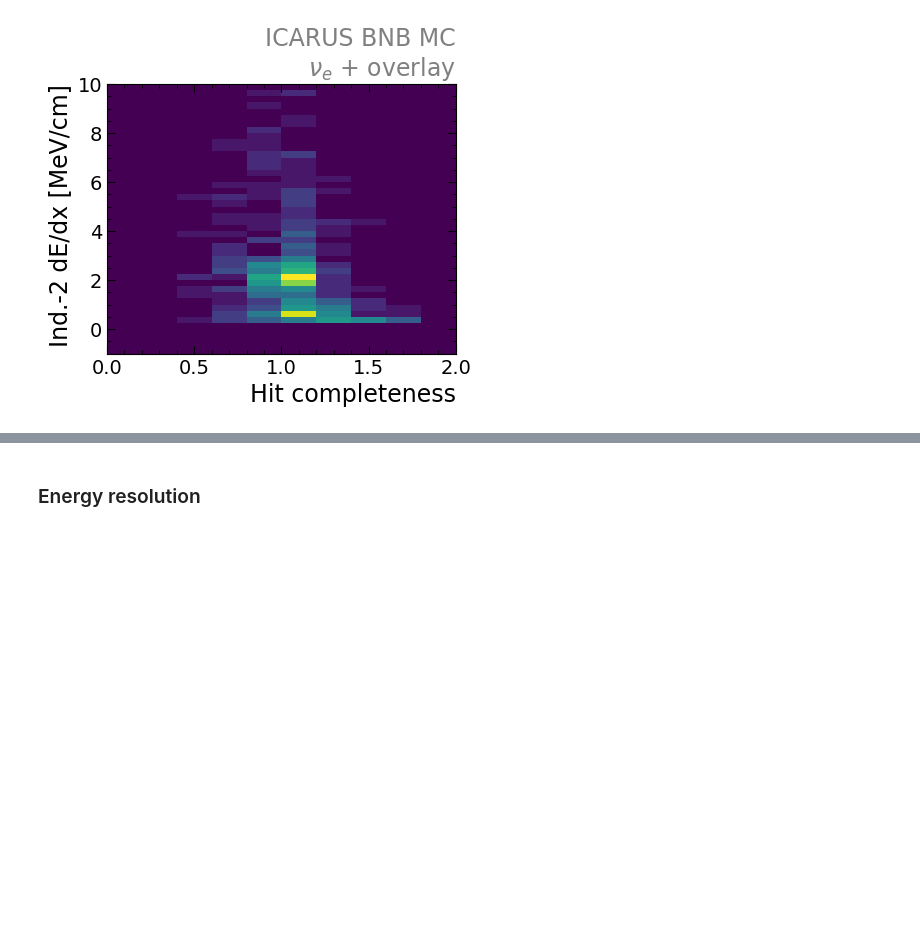
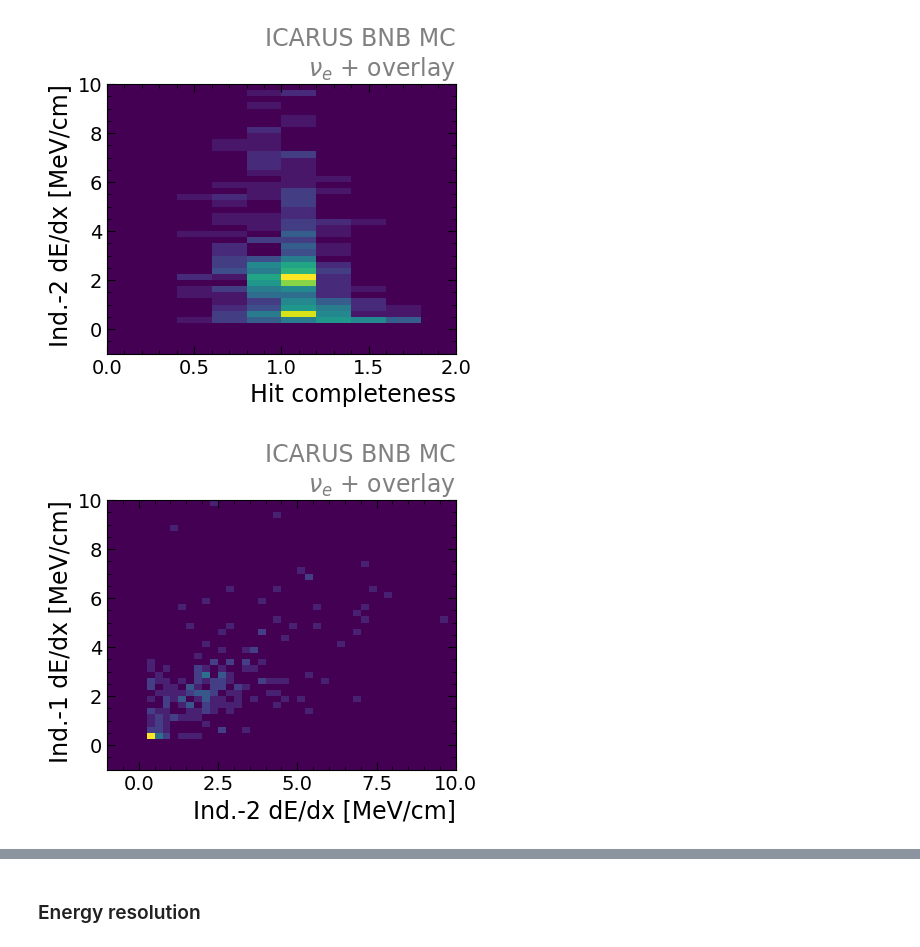
Before and after one commit to mattiasotgia/TwoDValidations, a Jupyter notebook: showerValidations/V10Validation/notebooks/ShowerReco.ipynb, the cells around one changed output, grey strips where cells are left out. Saved outputs shown, nothing was run; the diff lists cells and outputs as text; code cells hidden in the pictures; blank space fills up the shorter version.

Commit message:
[showers] validations + patologies

```diff
--- a/showerValidations/V10Validation/notebooks/ShowerReco.ipynb
+++ b/showerValidations/V10Validation/notebooks/ShowerReco.ipynb
@@ -631,3 +631,45 @@ fig.savefig(f"/exp/icarus/app/users/msotgia/analysis/twoDRecoStudies/showerValid
 plt.show()
 # %% [output]
 [figure]
+# %%
+fig, ax = plt.subplots(figsize=(4.5, 3.5))
+
+Reco = Reco_1uNp
+
+Var = "ind1dedx"
+width = 0.25; binning = numpy.arange(-1, 10+width, width)
+VarName = "Ind.-1 dE/dx [MeV/cm]"
+
+XVar = "ind2dedx"
+width = 0.25; Xbinning = numpy.arange(-1, 10+width, width)
+XVarName = "Ind.-2 dE/dx [MeV/cm]"
+
+### 2D + DNN-ROI, with pulse trains
+Mask = (Reco.isFV == 1) & (Reco.hitcomp > 0.5) & (Reco.hitpur > 0.5) & (Reco.vtx_vstruth < 10)
+# ax.hist(numpy.clip(Reco[Mask][Var], binning[0], binning[-1]), bins=binning, histtype='step', lw=1.5, ec=f'C0', label=f'2D+DNN-ROI\nw/ trains ({numpy.median(Reco[Mask][Var]):.2f})', density=True)
+ax.hist2d(
+    Reco[Mask][XVar], Reco[Mask][Var],
+    bins = (Xbinning, binning),
+    cmin = 0
+)
+
+# labels
+ax.set_title("ICARUS BNB MC\n$\\nu_e$ + overlay", fontsize=17, loc='right', color='gray')
+ax.set_xlabel(XVarName, fontsize=17, loc='right')
+ax.set_ylabel(VarName, fontsize=17, loc='top')
+leg = ax.legend(frameon=False, fontsize=11, loc='upper right', handlelength=1, ncol=1, title='')
+ #leg.get_title().set_fontsize('15')
+
+# ticks
+ax.tick_params(labelsize=14, length=6, direction='in', right=True, top=True)
+ax.tick_params(which='minor', length=3, direction='in', right=True, top=True)
+ax.minorticks_on()
+# ax.set_yscale('log')
+
+# gfx
+ax.set_xlim(Xbinning[0], Xbinning[-1])
+ax.set_ylim(binning[0], binning[-1])
+fig.savefig(f"/exp/icarus/app/users/msotgia/analysis/twoDRecoStudies/showerValidations/V10Validation/202605/plots/V10Validation_ShowerReco_NueCC_2D_{XVar}_{Var}.png", bbox_inches='tight', dpi=300)
+plt.show()
+# %% [output]
+[figure, added]
```
Also changed, not shown: parts of 3 cells of this notebook, 6 other files.
